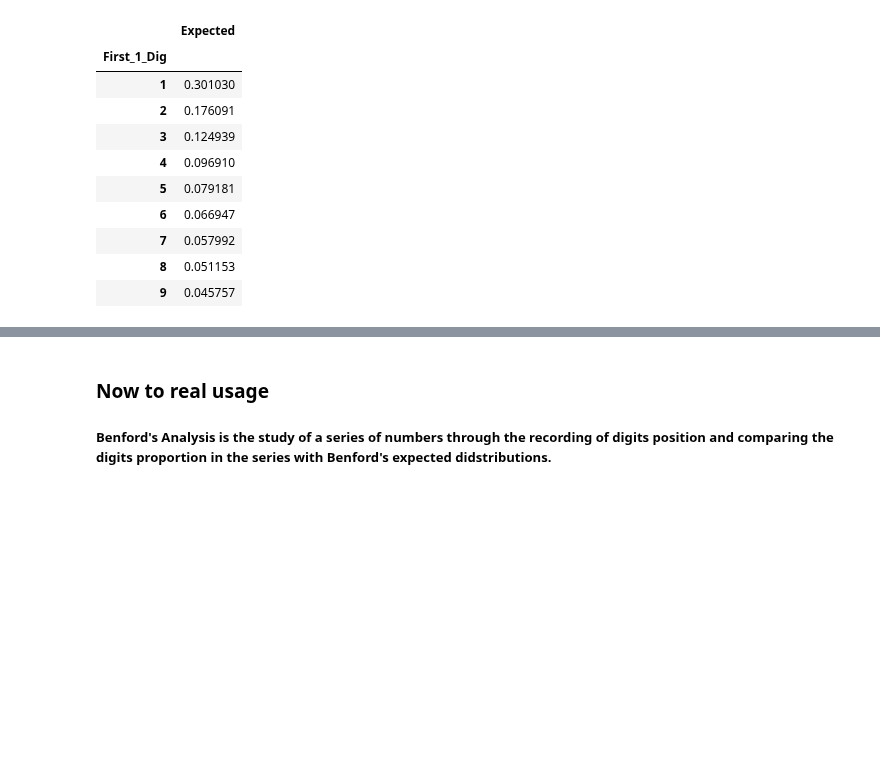
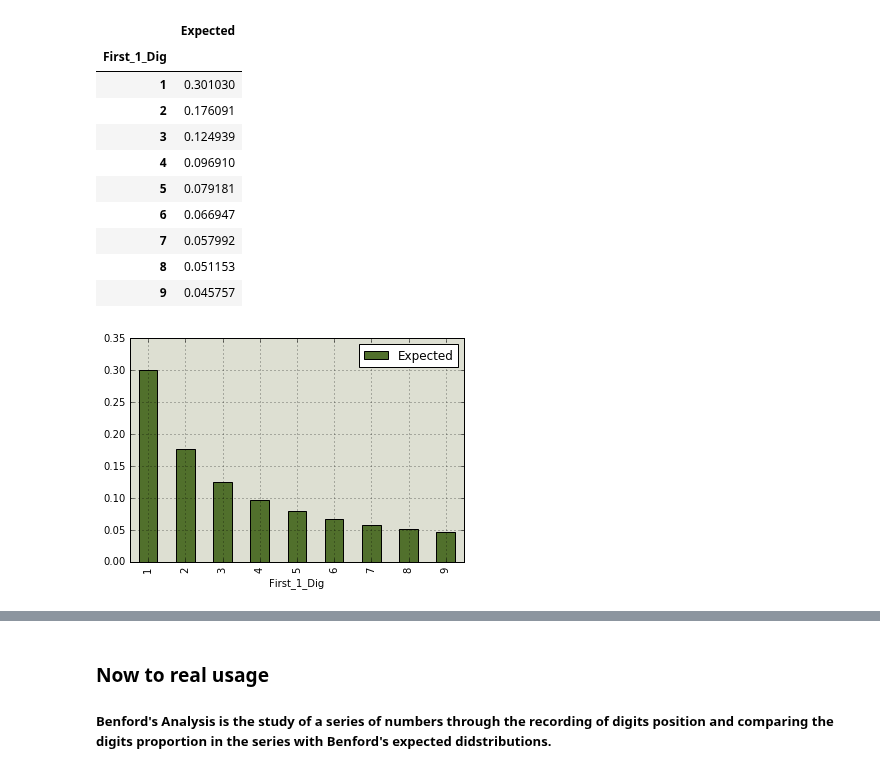
Before and after one commit to milcent/benford_py, a Jupyter notebook: Getting Started with Benford for Python.ipynb, the cells around one changed output, grey strips where cells are left out. Saved outputs shown, nothing was run; the diff lists cells and outputs as text; code cells hidden in the pictures; blank space fills up the shorter version.

```diff
--- a/Getting Started with Benford for Python.ipynb
+++ b/Getting Started with Benford for Python.ipynb
@@ -69,6 +69,11 @@ f1d
 | 7 | 0.057992 |
 | 8 | 0.051153 |
 | 9 | 0.045757 |
+# %%
+p=f1d.plot(kind='bar', color='#51702C', grid=True)#, bgcolor='#DDDFD2')
+p.set_axis_bgcolor('#DDDFD2')
+# %% [output]
+[figure, added]
 # %%
 f2d = bf.First(2)
 # %% [output]
```
Also changed, not shown: parts of 15 cells of this notebook, 1 other file.
